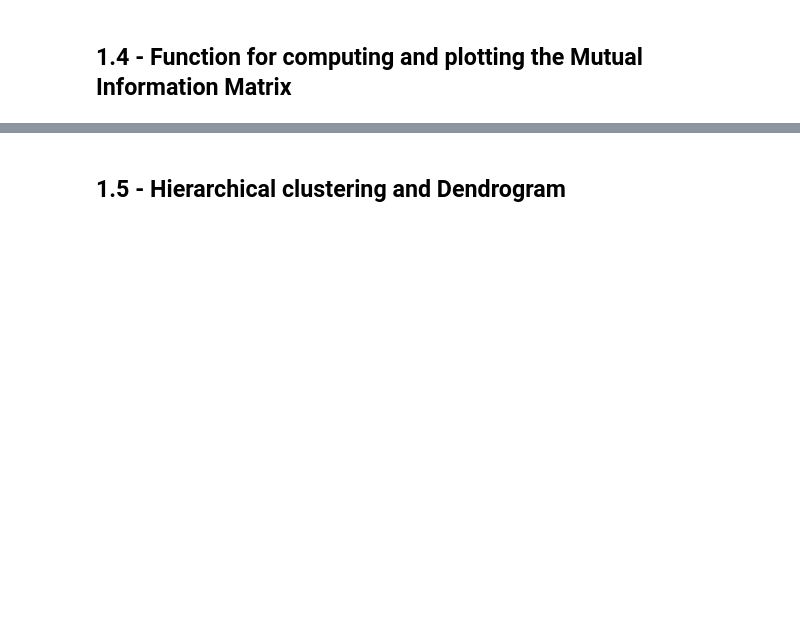
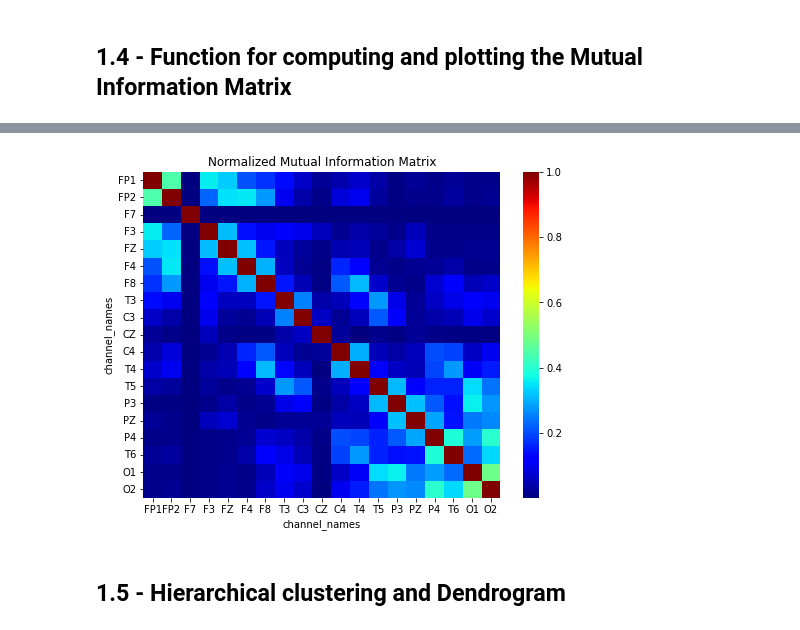
Before and after one commit to Jonkil/OSLOMET_Thesis2022_DS, a Jupyter notebook: Thesis_EEG_v1.ipynb, the cells around one changed output, grey strips where cells are left out. Saved outputs shown, nothing was run; the diff lists cells and outputs as text; code cells hidden in the pictures; blank space fills up the shorter version.

```diff
--- a/Thesis_EEG_v1.ipynb
+++ b/Thesis_EEG_v1.ipynb
@@ -244,3 +374,9 @@ plot_mutual_information_matrix(edf_filename=edf_file_no_epilepsy, bins = 20)
+# %%
+plot_normed_mutual_information_matrix(edf_filename=edf_file_no_epilepsy, bins = 20)
+# plot_mutual_information_matrix(edf_filename=edf_file_no_epilepsy, bins = 20)
+plt.savefig('normed_mi_mat_no_epilepsy.pdf', dpi=150, bbox_inches='tight')
+# %% [output]
+[figure, added]
 # %% [markdown]
 ## 1.5 - Hierarchical clustering and Dendrogram
 # %%
```
Also changed, not shown: parts of 114 cells of this notebook.
